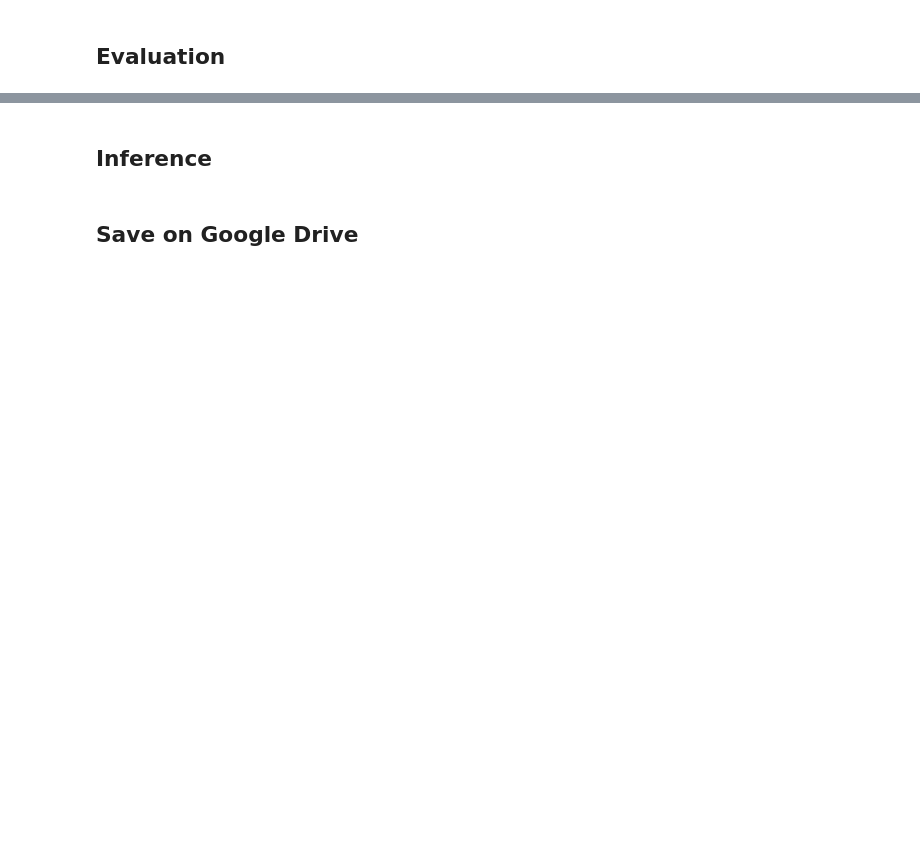
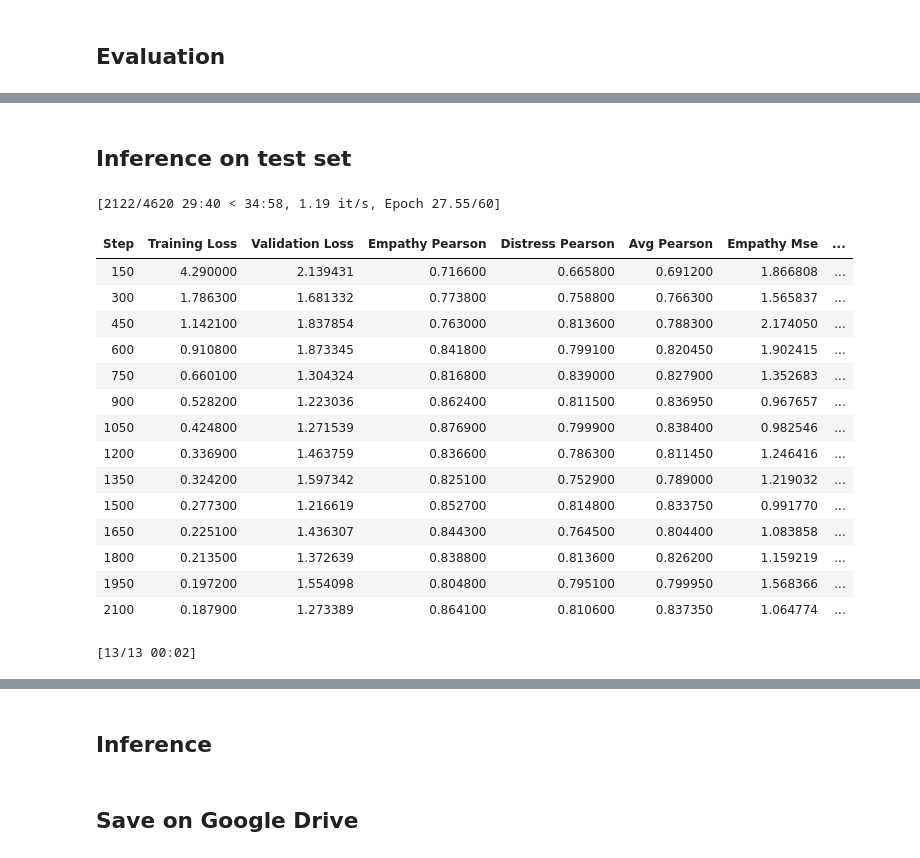
Before and after one commit to HLT-Ghisolfi-Leuzzi-Testa/WASSA-2023, a Jupyter notebook: finale.ipynb, the cells around one changed output, grey strips where cells are left out. Drawn from its saved outputs; the diff is of its cells as text; code cells hidden in the pictures; blank space fills up the shorter version.

```diff
--- a/finale.ipynb
+++ b/finale.ipynb
@@ -155,6 +161,6 @@ TASK = "EMO" #@param ["EMO", "EMP"]
 # %%
 #@title Number of labels
-num_labels = 8 #@param {type:"integer"}
+num_labels = 2 #@param {type:"integer"}
 config['num_labels'] = num_labels
 # %%
 #@title Model Class
@@ -1120,0 +1153,49 @@ if TASK == "EMP":
+# %% [markdown]
+## Inference on test set
+# %%
+TEST_DATA = f"{repo_path}{branch}/datasets/WASSA23_essay_level_test_preproc.tsv"
+test_df = pd.read_csv(TEST_DATA, sep='\t')
+
+num_missing_features = 0
+if config['gold_emotions']:
+    num_missing_features += 8
+if config['gold_empathy']:
+    num_missing_features += 1
+if config['gold_distress']:
+    num_missing_features += 1
+
+global_features = standard_scalar_features(np.array(test_df[config.get('global_features_names')]))
+if num_missing_features > 0:
+    global_features = np.concatenate((global_f, np.zeros((100, num_missing_features), int)), axis=1)
+
+test_set = WASSADataset(tokenizer=tokenizer,
+                    essay=test_df.essay,
+                    essay_id = test_df.essay_id,
+                    targets=None,
+                    prompt_after_SEP=np.array(test_df['prompt_bio']),
+                    global_features = global_features
+                )
+
+outs = trainer.predict(test_set)
+predictions = outs.predictions[0]
+
+path_predictions = f"{path_tosave}/predictions_{TASK}.tsv"
+write_predictions(predictions, path_predictions)
+# %% [output]
+[2122/4620 29:40 < 34:58, 1.19 it/s, Epoch 27.55/60]
+| Step | Training Loss | Validation Loss | Empathy Pearson | Distress Pearson | Avg Pearson | Empathy Mse | ... |
+| 150 | 4.290000 | 2.139431 | 0.716600 | 0.665800 | 0.691200 | 1.866808 | ... |
+| 300 | 1.786300 | 1.681332 | 0.773800 | 0.758800 | 0.766300 | 1.565837 | ... |
+| 450 | 1.142100 | 1.837854 | 0.763000 | 0.813600 | 0.788300 | 2.174050 | ... |
+| 600 | 0.910800 | 1.873345 | 0.841800 | 0.799100 | 0.820450 | 1.902415 | ... |
+| 750 | 0.660100 | 1.304324 | 0.816800 | 0.839000 | 0.827900 | 1.352683 | ... |
+| 900 | 0.528200 | 1.223036 | 0.862400 | 0.811500 | 0.836950 | 0.967657 | ... |
+| 1050 | 0.424800 | 1.271539 | 0.876900 | 0.799900 | 0.838400 | 0.982546 | ... |
+| 1200 | 0.336900 | 1.463759 | 0.836600 | 0.786300 | 0.811450 | 1.246416 | ... |
+| 1350 | 0.324200 | 1.597342 | 0.825100 | 0.752900 | 0.789000 | 1.219032 | ... |
+| 1500 | 0.277300 | 1.216619 | 0.852700 | 0.814800 | 0.833750 | 0.991770 | ... |
+| 1650 | 0.225100 | 1.436307 | 0.844300 | 0.764500 | 0.804400 | 1.083858 | ... |
+| 1800 | 0.213500 | 1.372639 | 0.838800 | 0.813600 | 0.826200 | 1.159219 | ... |
+| 1950 | 0.197200 | 1.554098 | 0.804800 | 0.795100 | 0.799950 | 1.568366 | ... |
+| 2100 | 0.187900 | 1.273389 | 0.864100 | 0.810600 | 0.837350 | 1.064774 | ... |
+[13/13 00:02]
```
Also changed, not shown: parts of 27 cells of this notebook, 1 other file.
